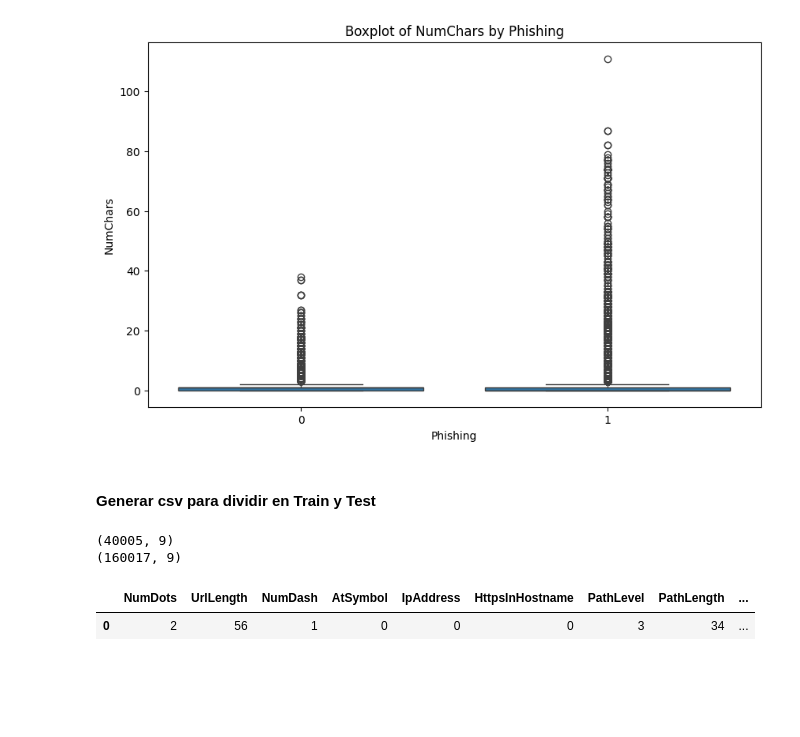
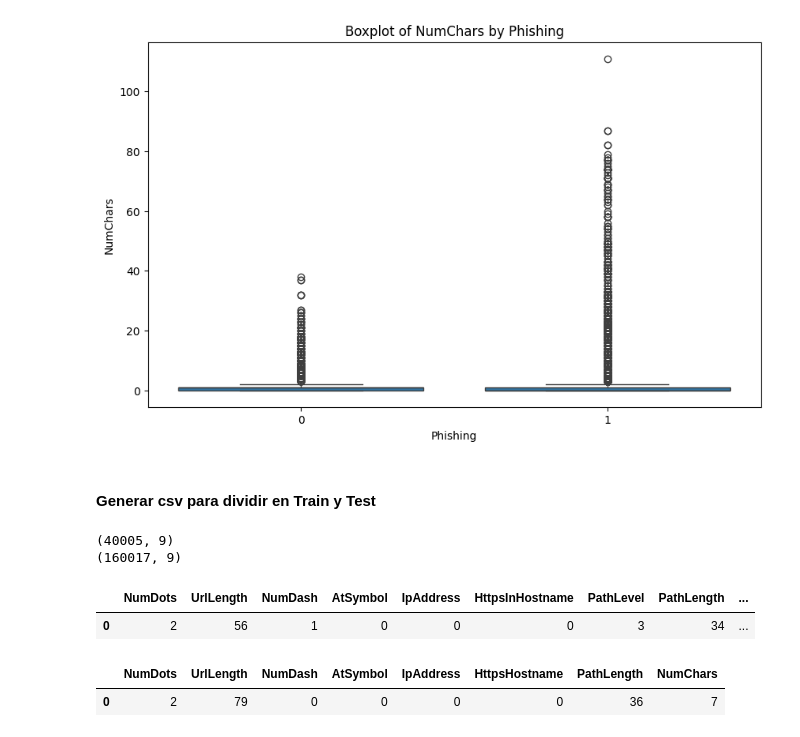
Before and after one commit to gadeso/phishing_detection, a Jupyter notebook: notebooks/data_cleaning.ipynb, the cells around one changed output. Saved outputs shown, nothing was run; the diff lists cells and outputs as text; code cells hidden in the pictures; blank space fills up the shorter version.

Commit message:
https solution

```diff
--- a/notebooks/data_cleaning.ipynb
+++ b/notebooks/data_cleaning.ipynb
@@ -326,0 +330,38 @@ df_prueba
+# %%
+def has_ip_address(url):
+    ip_pattern = re.compile(r'(\d{1,3}\.){3}\d{1,3}')
+    return 1 if ip_pattern.search(url) else 0
+# %%
+def preprocess_url(url):
+    parsed_url = urlparse(url)
+    hostname = parsed_url.hostname
+    path = parsed_url.path
+
+    # Extraer las variables
+    num_dots = url.count('.')
+    url_length = len(url)
+    num_dash = url.count('-')
+    at_symbol = 1 if '@' in url else 0
+    ip_address = has_ip_address(url)
+    https_in_hostname = 1 if hostname is not None and 'https' in hostname else 0
+    path_length = len(path)
+    num_numeric_chars = sum(c.isdigit() for c in url)
+
+    # Crear un dataframe con los datos preprocesados
+    data = {
+        'NumDots': num_dots,
+        'UrlLength': url_length,
+        'NumDash': num_dash,
+        'AtSymbol': at_symbol,
+        'IpAddress': ip_address,
+        'HttpsHostname': https_in_hostname,
+        'PathLength': path_length,
+        'NumChars': num_numeric_chars
+    }
+
+    return pd.DataFrame([data])
+# %%
+preprocess_url('docs.google.com/spreadsheet/viewform?formkey=dE5rVEdSV2pBdkpSRy11V3o2eDdwbnc6MQ')
+# %% [output]
+|  | NumDots | UrlLength | NumDash | AtSymbol | IpAddress | HttpsHostname | PathLength | NumChars |
+| 0 | 2 | 79 | 0 | 0 | 0 | 0 | 36 | 7 |
```
Also changed, not shown: parts of 1 cell of this notebook, 1 other file.
